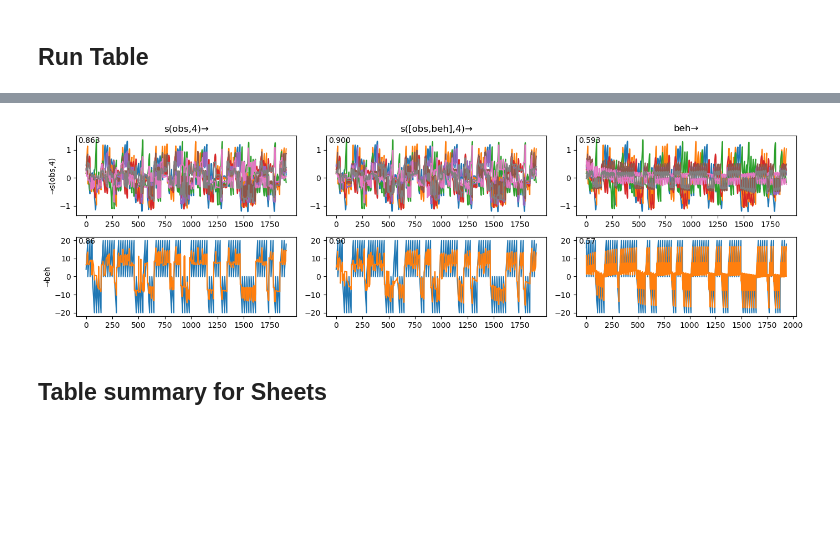
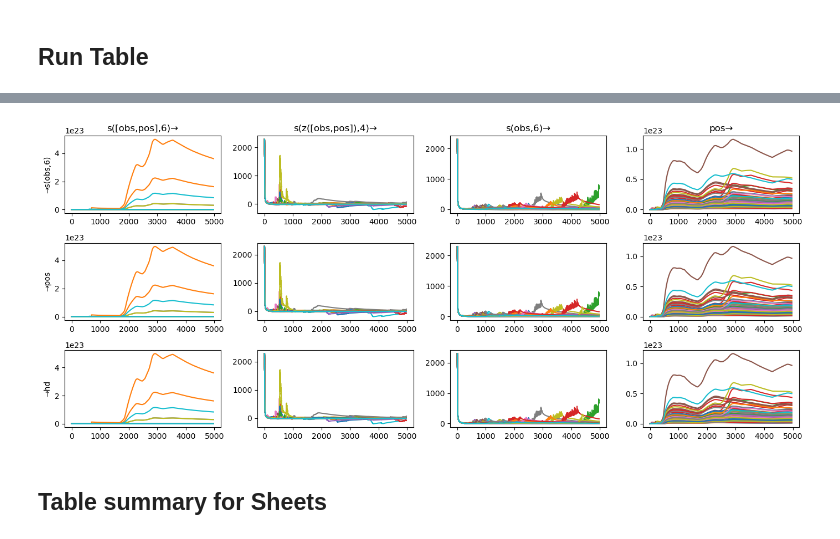
Before and after one commit to draeloslab/AdaptiveLatents, a Jupyter notebook: scripts/regressions.ipynb, the cells around one changed output, grey strips where cells are left out. Cells and saved outputs as stored; diff of their text form; code cells hidden in the pictures; blank space fills up the shorter version.

```diff
--- a/scripts/regressions.ipynb
+++ b/scripts/regressions.ipynb
@@ -30,6 +28,8 @@ key_string = f"{human_readable_name} # {'i' if should_be_input} {'o' if should_b
 Note that the "i" "o" and "🌀" tags can be added in any combination and any order (see the "run this for all datasets" cell). So this means that the key `'beh # i'` will be called "beh" in the labels of graphs and will only be used as an input to bubblewrap and not something that can be regressed. Note the "🌀" tag is strictly additive; it basically means "anything you were going to do with this dataset, also do that with a shuffled copy and keep the results for both".
 
 The three functions I use the most on the right-hand-sides are `fin.prosvd_data` (which does proSVD), `fin.zscore` (which does a clipped running zscore), and `fin.clip` (which realigns datasets of different lengths). Note that due to the way I'm caching `prosvd_data`, it only takes keyword arguments.
+# %%
+dataset_chosen = "buzaki"
 # %% [markdown]
 ## Fly
 # %%
@@ -213,7 +199,14 @@ for i, key in enumerate(output_keys):
 # %% [markdown]
 ## Run Table
 # %%
-def evaluate(i,o, maxlen=5_000, bw_params=adaptive_latents.default_parameters.default_jpca_dataset_parameters, seed=0):
+# @fin.save_to_cache("simple_bw_run")
+def simple_bw_run(input_arr, t, time_offsets, bw_params):
+    bw = adaptive_latents.Bubblewrap(input_arr.shape[1], **bw_params)
+    br = adaptive_latents.BWRun(bw, adaptive_latents.NumpyTimedDataSource(input_arr, t, time_offsets), show_tqdm=True)
+    br.run(save=True)
+    return br
+
+def evaluate(i,o, maxlen=10_000, bw_params=adaptive_latents.default_parameters.default_jpca_dataset_parameters, seed=0):
     """
     run bubblewrap on dataset i (the inputs) and run a regression on dataset o (the target outputs)
 
@@ -237,14 +230,15 @@ def evaluate(i,o, maxlen=5_000, bw_params=adaptive_latents.default_parameters.de
     i_dt = np.median(np.diff(i_t))
     n_steps = int(np.ceil(o_dt/i_dt))
 
-    br = adaptive_latents.bw_run.simple_bw_run(input_arr=i,t=i_t, time_offsets=[0,n_steps], bw_params=bw_params)
+    br = simple_bw_run(input_arr=i,t=i_t, time_offsets=[0,n_steps], bw_params=bw_params)
 
 
-    alpha_dict = br.alpha_history
-    a_current, a_ahead, o, o_t = fin.clip(alpha_dict[0], alpha_dict[n_steps], o, o_t)
-    reg = adaptive_latents.regressions.SymmetricNoisyRegressor(input_d=a_current.shape[1], output_d=o.shape[1])
+    # alpha_dict = br.h.alpha
+    # a_current, a_ahead, o, o_t = fin.clip(alpha_dict[0], alpha_dict[n_steps], o, o_t)
+    # reg = adaptive_latents.regressions.SymmetricNoisyRegressor(input_d=a_current.shape[1], output_d=o.shape[1])
 
-    pred, true, times = br.add_regressor_post_hoc(reg, o, o_t, test_offset=n_steps)
+    # pred, true, times = br.add_regressor_post_hoc(reg, o, o_t, test_offset=n_steps)
+    pred, true, times = [], [], []
     return br, pred, true, times
 # %%
 %%time
@@ -261,7 +255,7 @@ num_grad_q=3,
 results = {}
 brs = {}
 true_values = {}
-for okey in output_keys:
+for okey in output_keys[:1]:
     results[okey] = {}
     brs[okey] = {}
     true_values[okey] = {}
@@ -296,37 +382,36 @@ Wall time: 1min 11s
 # %%
 # this cell plots the table of results
 
 def get_corrs_from_br(br):
     lh_predicted, lh_true, _ = br.get_behavior_last_half(br.obs_ds.time_offsets[-1])
     corrs = [np.corrcoef(lh_true[:,j], lh_predicted[:,j])[0,1] for j in range(lh_true.shape[1])]
     return corrs
 
 fig, ax = plt.subplots(nrows=len(output_keys), ncols=len(input_keys), figsize=(14,2*len(output_keys)), layout='tight', squeeze=False)
 
 s = slice(-1)
 
 for row, okey in enumerate(output_keys):
     ax[row,0].set_ylabel("→" + okey)
     for col, ikey in enumerate(input_keys):
-        true, times, predicted = fin.clip(*true_values[okey][ikey], results[okey][ikey])
-        # halfway = len(true)//2
-        # corrs = [np.corrcoef(true[-halfway:,j], predicted[-halfway:,j])[0,1] for j in range(true.shape[1])]
+        # true, times, predicted = fin.clip(*true_values[okey][ikey], results[okey][ikey])
 
         br = brs[okey][ikey]
-        corrs = get_corrs_from_br(br)
+        ax[row,col].plot(br.h.Q)
+        # corrs = get_corrs_from_br(br)
 
-        ax[row,col].plot(true[s])
-        ax[row,col].plot(predicted[s])
+        # ax[row,col].plot(true[s])
+        # ax[row,col].plot(predicted[s])
 
-        if true.shape[1] < 4:
-            corrs = " ".join([f"{c:.2f}" for c in corrs])
-        else:
-            corrs = f"{np.mean(corrs):.3f}"
-        ax[row,col].text(.01,.99, corrs, ha='left', va='top', transform=ax[row, col].transAxes)
+        # if true.shape[1] < 4:
+        #     corrs = " ".join([f"{c:.2f}" for c in corrs])
+        # else:
+        #     corrs = f"{np.mean(corrs):.3f}"
+        # ax[row,col].text(.01,.99, corrs, ha='left', va='top', transform=ax[row, col].transAxes)
         if row == 0:
             ax[0,col].set_title(ikey +  "→")
 # %% [output]
-[figure, old version]
+[figure, new version]
 # %% [markdown]
 ## Table summary for Sheets
 # %%
```
Also changed, not shown: parts of 23 cells of this notebook, 7 other files.
